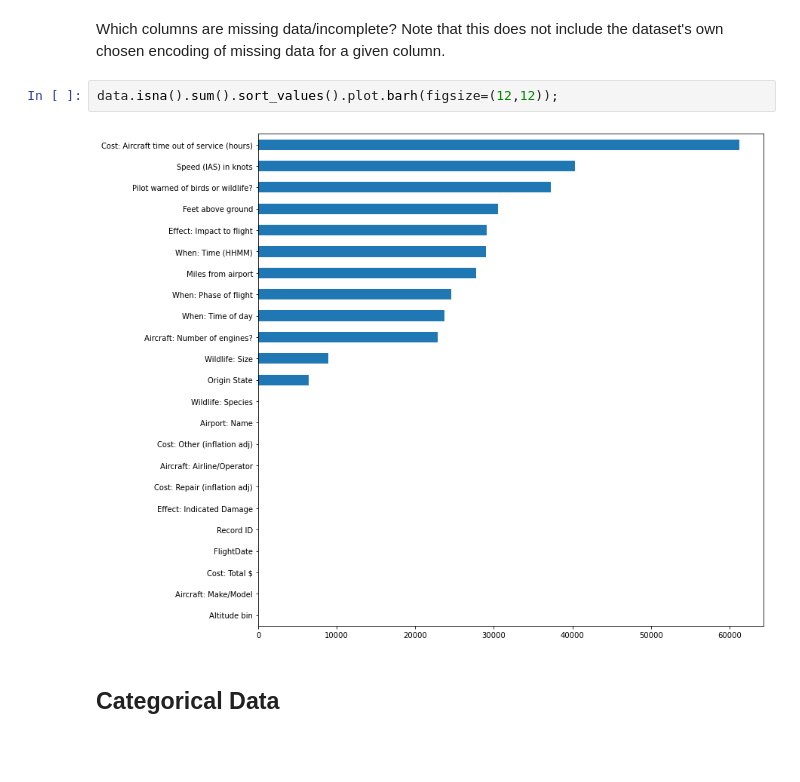
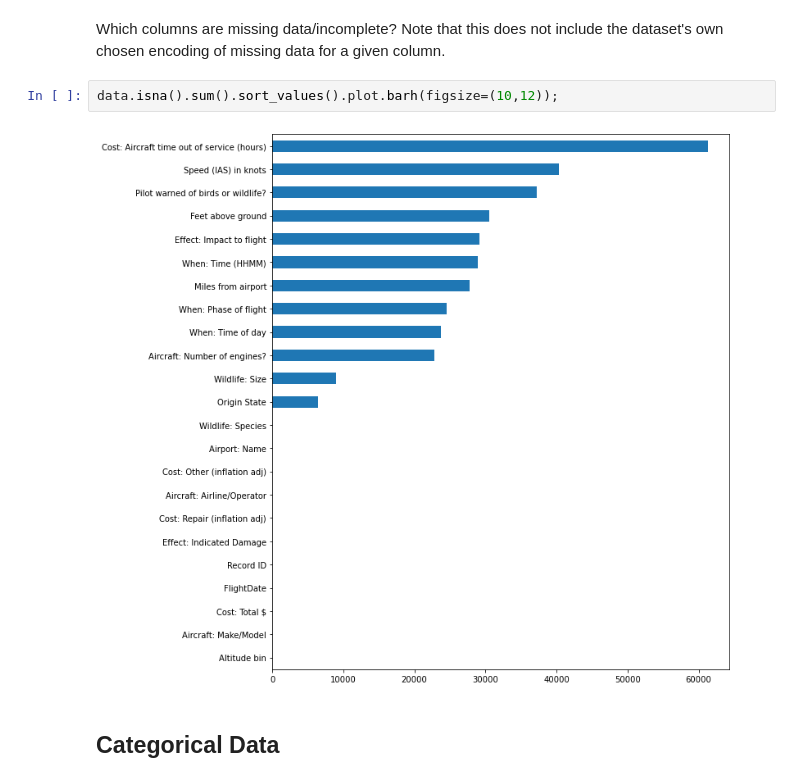
Before and after one commit to mikhas/sully, a Jupyter notebook: 00_eda.ipynb, the cells around one changed output. Drawn from its saved outputs; the diff is of its cells as text; blank space fills up the shorter version.

```diff
--- a/00_eda.ipynb
+++ b/00_eda.ipynb
@@ -83,9 +83,9 @@ memory usage: 11.5+ MB
 # %% [markdown]
 Which columns are missing data/incomplete? Note that this does not include the dataset's own chosen encoding of missing data for a given column.
 # %%
-data.isna().sum().sort_values().plot.barh(figsize=(12,12));
+data.isna().sum().sort_values().plot.barh(figsize=(10,12));
 # %% [output]
-[figure, old version]
+[figure, new version]
 # %% [markdown]
 ## Categorical Data
 # %% [markdown]
```
Also changed, not shown: parts of 36 cells of this notebook, 1 other file.
